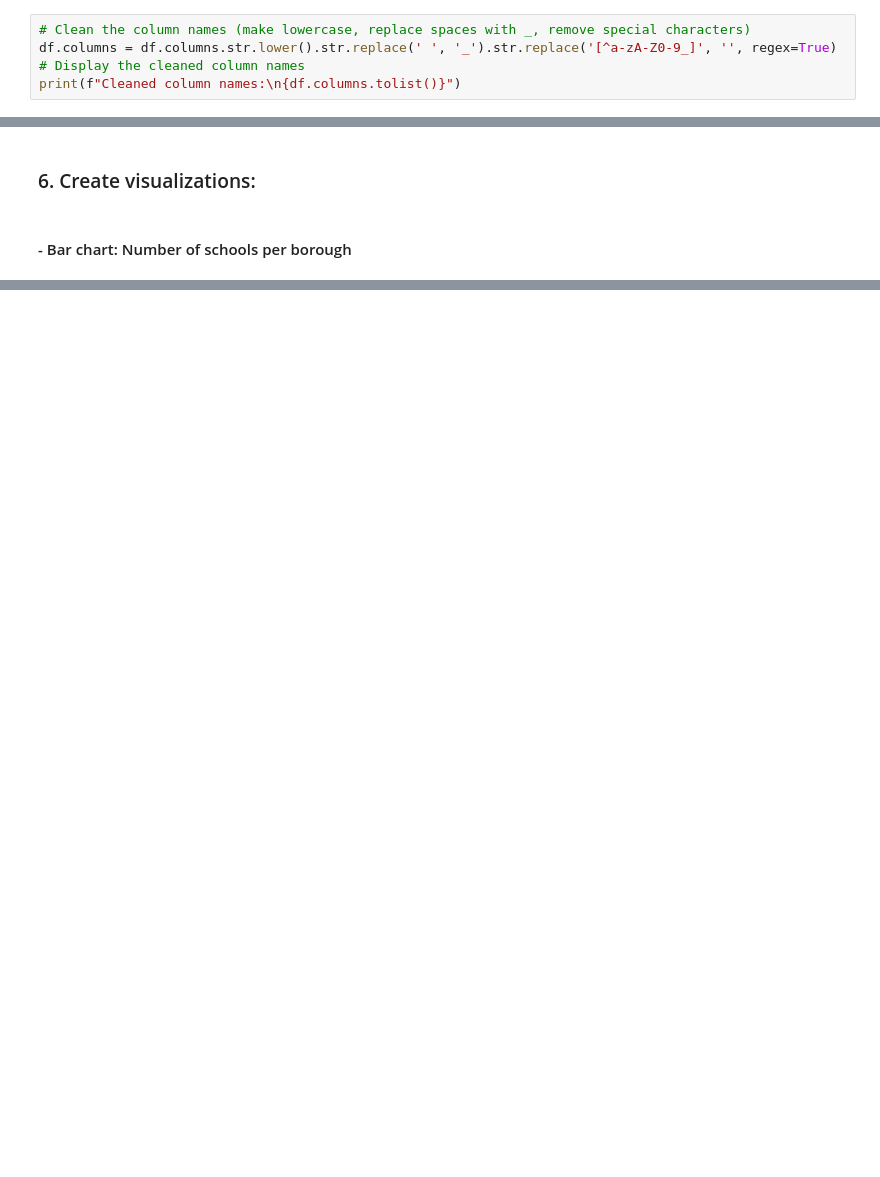
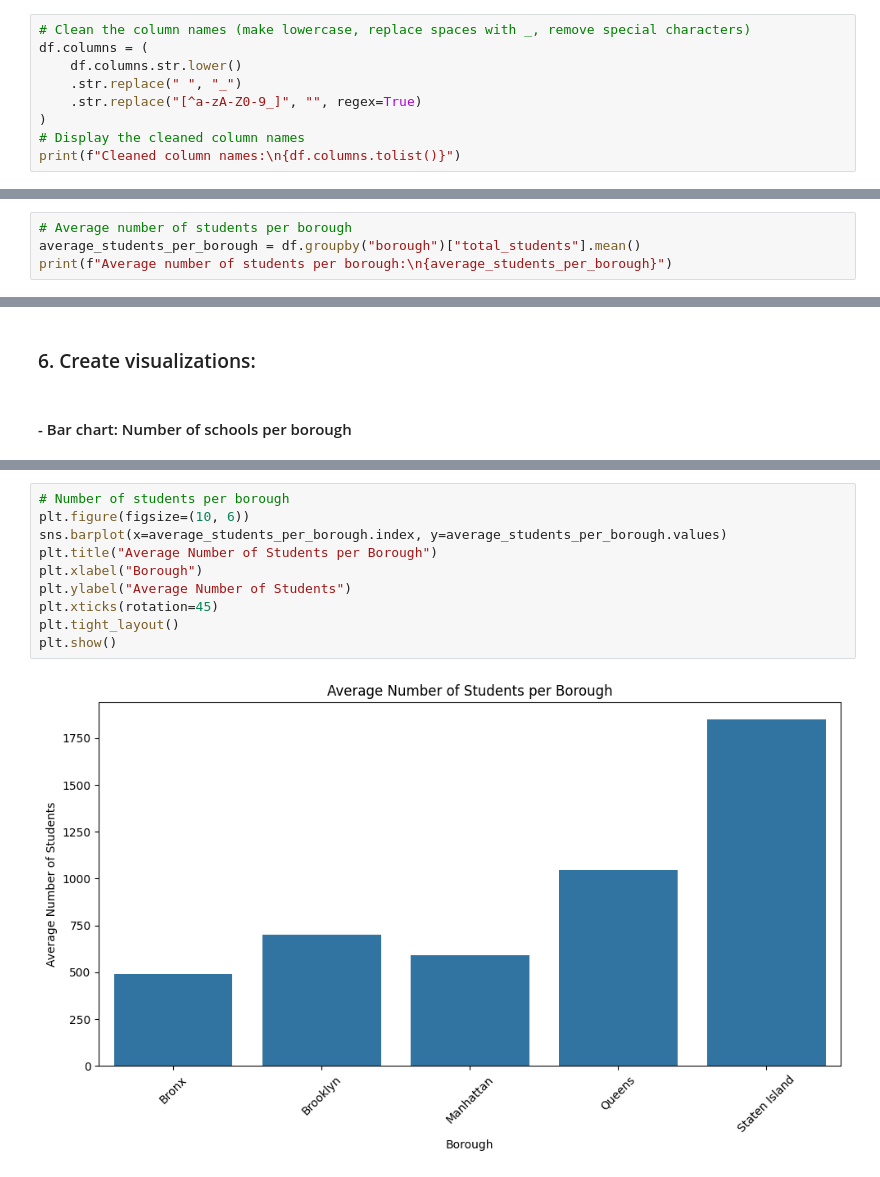
Before and after one commit to zvuk1T/Mock_Interviews, a Jupyter notebook: Notebooks/day2_analysis.ipynb, the cells around one changed output, grey strips where cells are left out. Drawn from its saved outputs; the diff is of its cells as text; blank space fills up the shorter version.

```diff
--- a/Notebooks/day2_analysis.ipynb
+++ b/Notebooks/day2_analysis.ipynb
@@ -72,7 +72,11 @@ Columns in the DataFrame:
 ['dbn', 'school_name', 'borough', 'building_code', 'phone_number', 'fax_number', 'grade_span_min', 'grade_span_max', 'expgrade_span_min', 'expgrade_span_max', 'bus', 'subway', 'primary_address_line_1' ...
 # %%
 # Clean the column names (make lowercase, replace spaces with _, remove special characters)
-df.columns = df.columns.str.lower().str.replace(' ', '_').str.replace('[^a-zA-Z0-9_]', '', regex=True)
+df.columns = (
+    df.columns.str.lower()
+    .str.replace(" ", "_")
+    .str.replace("[^a-zA-Z0-9_]", "", regex=True)
+)
 # Display the cleaned column names
 print(f"Cleaned column names:\n{df.columns.tolist()}")
 # %% [output]
@@ -169,0 +178,4 @@ df['borough'].isnull().sum()
+# %%
+# Average number of students per borough
+average_students_per_borough = df.groupby("borough")["total_students"].mean()
+print(f"Average number of students per borough:\n{average_students_per_borough}")
@@ -185,0 +226,12 @@ plt.show()
+# %%
+# Number of students per borough
+plt.figure(figsize=(10, 6))
+sns.barplot(x=average_students_per_borough.index, y=average_students_per_borough.values)
+plt.title("Average Number of Students per Borough")
+plt.xlabel("Borough")
+plt.ylabel("Average Number of Students")
+plt.xticks(rotation=45)
+plt.tight_layout()
+plt.show()
+# %% [output]
+[figure, added]
```
Also changed, not shown: parts of 21 cells of this notebook.
